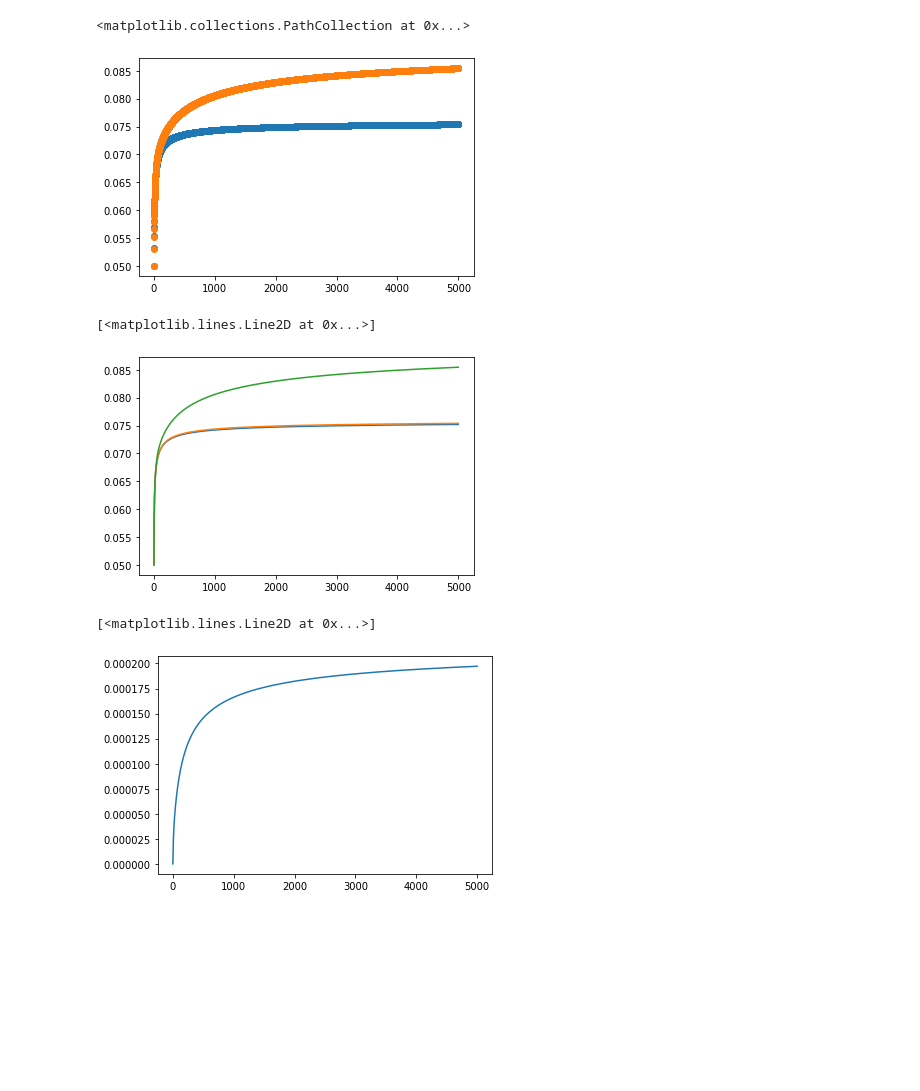
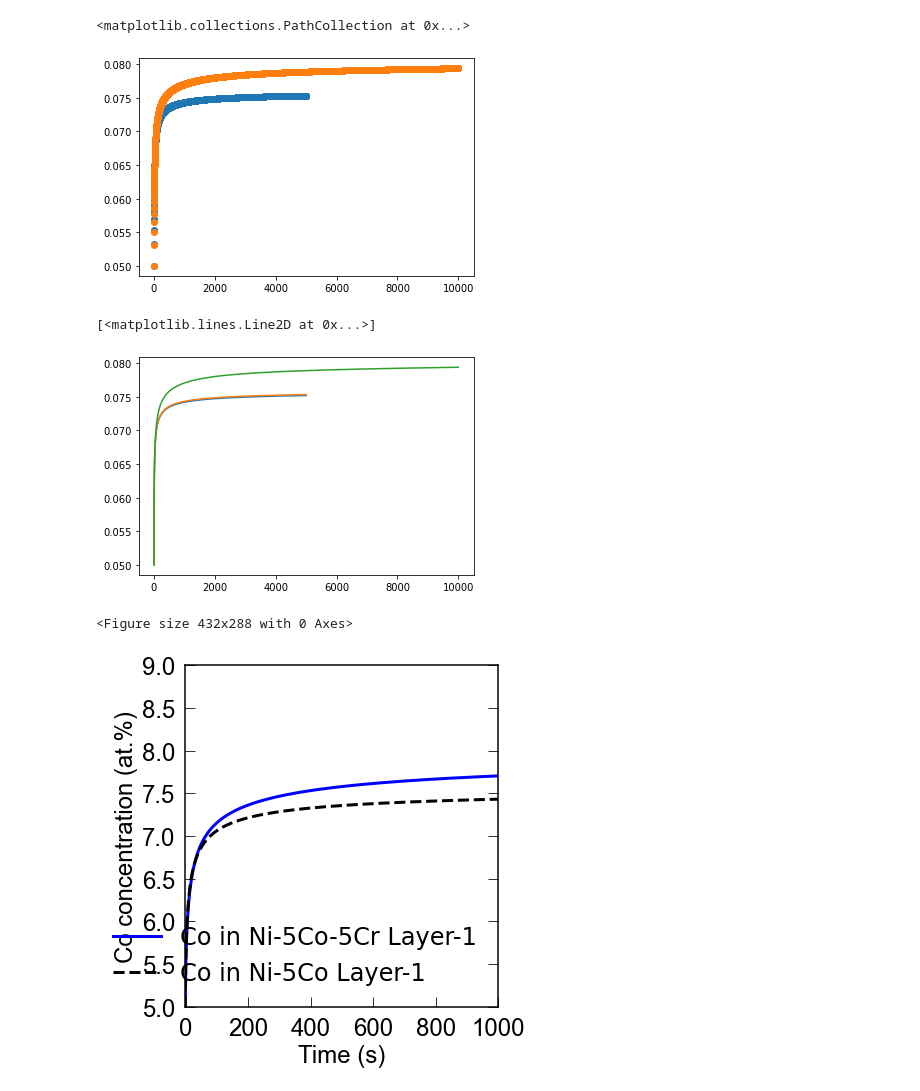
Before and after one commit to Dongsheng-Wen/Segregation_kinetics, a Jupyter notebook: notebooks/Ternary_Ni_5Co_5Cr.ipynb, the cells around one changed output. Saved outputs shown, nothing was run; the diff lists cells and outputs as text; code cells hidden in the pictures; blank space fills up the shorter version.

```diff
--- a/notebooks/Ternary_Ni_5Co_5Cr.ipynb
+++ b/notebooks/Ternary_Ni_5Co_5Cr.ipynb
@@ -4,7 +4,7 @@ import numpy as np
 import pandas as pd
 %matplotlib inline
 from matplotlib import rc, font_manager
-ticks_font = font_manager.FontProperties(family='serif', style='normal',
+ticks_font = font_manager.FontProperties(family='arial', style='normal',
                                          size=24, weight='normal', stretch='normal')
 # %%
 %load_ext autoreload
@@ -88,7 +88,7 @@ Q_list_B = np.random.normal(loc=Q_B,scale=5,size=nd)
 
 # time
 dt = 1  # time step size /s
-nt = 5000  # number of time steps
+nt = 10000  # number of time steps
 # %%
 # solute-solute interaction energies
 J2eV = 8.617333262145e-5/1.380649e-23
@@ -159,5 +197,5 @@ plt.legend()
 # %%
-for i in [0,10,100,1000,2000,5000]:
+for i in [0,10,100,1000,2000,5000,10000]:
     X_of_layers = np.hstack([system.X_layers_C_vs_t[i][::-1],system.X_layers_C_vs_t[i]])
     layers = np.arange(nd)+0.5
 
@@ -249,7 +517,7 @@ plt.scatter(system_AC.calc_data['time(s)'],system_AC.calc_data['x_C_layer_0'])
 plt.scatter(system.calc_data['time(s)'],system.calc_data['x_C_layer_0'])
 # %% [output]
 <matplotlib.collections.PathCollection at 0x...>
-[figure, old version]
+[figure, new version]
 # %%
 
 b = 2.5e-10 #m
@@ -331,10 +599,50 @@ plt.plot(system_AC.calc_data['time(s)'],system_AC.calc_data['x_C_layer_0'])
 plt.plot(system.calc_data['time(s)'],system.calc_data['x_C_layer_0'])
 # %% [output]
 [<matplotlib.lines.Line2D at 0x...>]
-[figure, old version]
+[figure, new version]
 # %%
+plt.draw()
+f = plt.figure(figsize=(6.,6.))
 
-plt.plot(system_AC.calc_data['time(s)'],system_AC.calc_data['x_C_layer_0']-system_AC_0.calc_data['x_C_layer_0'])
+(ax1) = f.subplots(1,1)
+[i.set_linewidth(1.5) for i in ax1.spines.values()]
+
+ax1.set_xlim(0.0,1000)
+ax1.set_ylim(5,9)
+CB_color_cycle = ['#377eb8', '#ff7f00', '#4daf4a',
+                  '#f781bf', '#a65628', '#984ea3',
+                  '#999999', '#e41a1c', '#dede00','k']
+
+markers = ['o','<','s','d','x','>','v']
+t = system.calc_data['time(s)']
+ax1.plot(t,system.X_layers_C_vs_t.T[0]*100,
+         color='b',mec='b',mfc='None',ls='-',lw=3,label='Co in Ni-5Co-5Cr Layer-1')
+
+t = system_AC_0.calc_data['time(s)']
+ax1.plot(t,system_AC.X_layers_C_vs_t.T[0]*100,
+         color='k',mec='k',mfc='None',ls='--',lw=3,label='Co in Ni-5Co Layer-1')
+
+
+#overall_comp = np.array([np.mean(x) for x in X_layers_vs_t])*100
+#ax1.plot(t,overall_comp,color='k',mec='k',mfc='None',ls='--',lw=3,label='Averaged')
+
+
+
+
+
+ax1.tick_params(direction='in',axis='both',length=10,right=True,pad=10)
+for labelx1 in (ax1.get_xticklabels()):
+    labelx1.set_fontproperties(ticks_font)
+
+for labely1 in (ax1.get_yticklabels()):
+    labely1.set_fontproperties(ticks_font)
+
+ax1.set_ylabel('Co concentration (at.%)',fontproperties=ticks_font)
+ax1.legend(fontsize=24,frameon=False,loc='lower right')
+ax1.set_xlabel('Time (s)',fontproperties=ticks_font)
+plt.tight_layout()
+
+#f.savefig('./plots/NiCoCr_ISF_Co_layer_time_compare_no_Cr.pdf')
 # %% [output]
-[<matplotlib.lines.Line2D at 0x...>]
+<Figure size 432x288 with 0 Axes>
-[figure, old version]
+[figure, new version]
```
Also changed, not shown: parts of 14 cells of this notebook, 2 other files.
